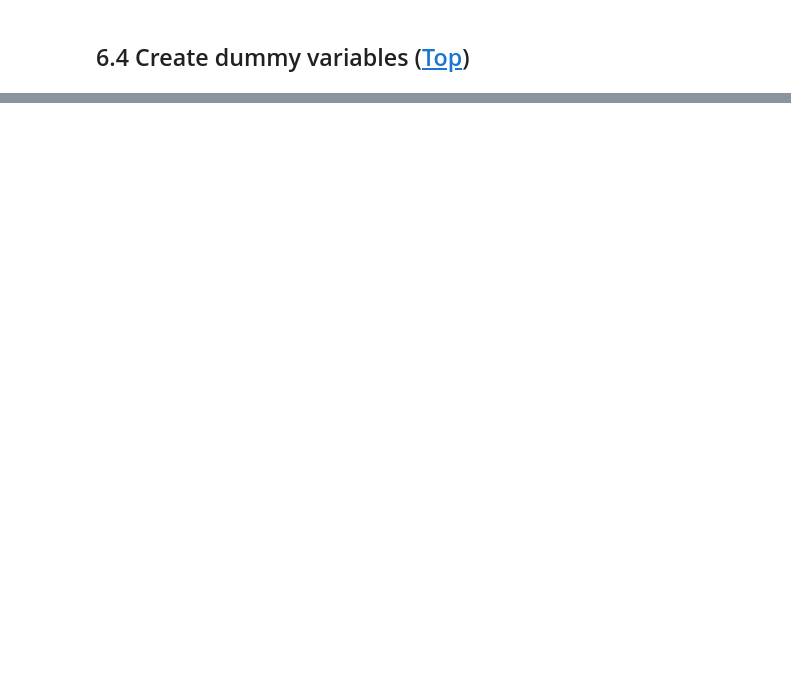
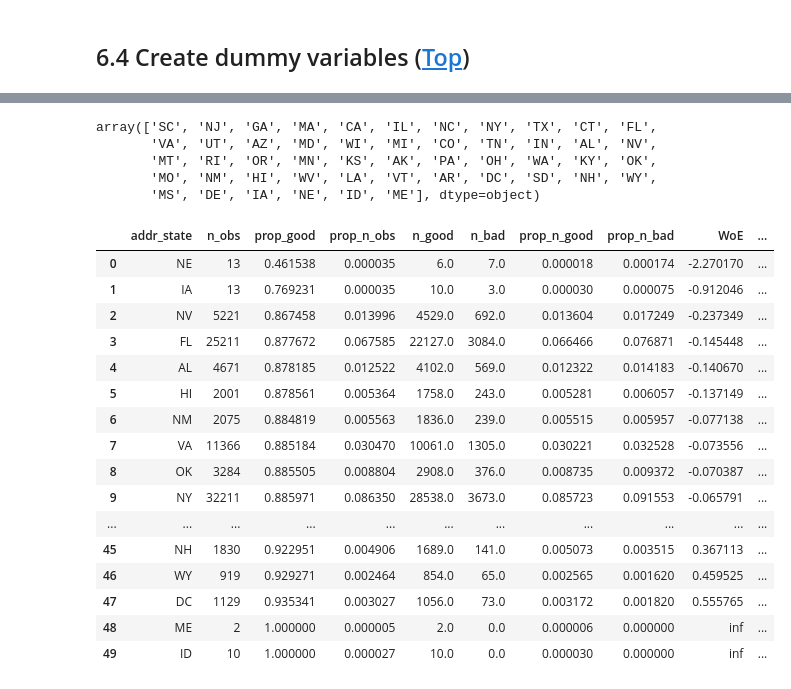
Before and after one commit to ai-portfolio/credit_risk_modeling, a Jupyter notebook: lib/notebooks/1.0_credit_risk_modeling_eda_ng.ipynb, the cells around one changed output, grey strips where cells are left out. Drawn from its saved outputs; the diff is of its cells as text; code cells hidden in the pictures; blank space fills up the shorter version.

```diff
--- a/lib/notebooks/1.0_credit_risk_modeling_eda_ng.ipynb
+++ b/lib/notebooks/1.0_credit_risk_modeling_eda_ng.ipynb
@@ -857,0 +893,9 @@ df_inputs_preproc['home ownership: RENT_OTHER_NONE_ANY'] = sum([df_inputs_prepro
+# %%
+# Identify unique values for address state variable
+df_inputs_preproc['addr_state'].unique()
+# %% [output]
+array(['SC', 'NJ', 'GA', 'MA', 'CA', 'IL', 'NC', 'NY', 'TX', 'CT', 'FL',
+       'VA', 'UT', 'AZ', 'MD', 'WI', 'MI', 'CO', 'TN', 'IN', 'AL', 'NV',
+       'MT', 'RI', 'OR', 'MN', 'KS', 'AK', 'PA', 'OH', 'WA', 'KY', 'OK',
+       'MO', 'NM', 'HI', 'WV', 'LA', 'VT', 'AR', 'DC', 'SD', 'NH', 'WY',
+       'MS', 'DE', 'IA', 'NE', 'ID', 'ME'], dtype=object)
@@ -857,0 +905,20 @@ df_inputs_preproc['home ownership: RENT_OTHER_NONE_ANY'] = sum([df_inputs_prepro
+# %%
+df_temp
+# %% [output]
+|  | addr_state | n_obs | prop_good | prop_n_obs | n_good | n_bad | prop_n_good | prop_n_bad | WoE | ... |
+| 0 | NE | 13 | 0.461538 | 0.000035 | 6.0 | 7.0 | 0.000018 | 0.000174 | -2.270170 | ... |
+| 1 | IA | 13 | 0.769231 | 0.000035 | 10.0 | 3.0 | 0.000030 | 0.000075 | -0.912046 | ... |
+| 2 | NV | 5221 | 0.867458 | 0.013996 | 4529.0 | 692.0 | 0.013604 | 0.017249 | -0.237349 | ... |
+| 3 | FL | 25211 | 0.877672 | 0.067585 | 22127.0 | 3084.0 | 0.066466 | 0.076871 | -0.145448 | ... |
+| 4 | AL | 4671 | 0.878185 | 0.012522 | 4102.0 | 569.0 | 0.012322 | 0.014183 | -0.140670 | ... |
+| 5 | HI | 2001 | 0.878561 | 0.005364 | 1758.0 | 243.0 | 0.005281 | 0.006057 | -0.137149 | ... |
+| 6 | NM | 2075 | 0.884819 | 0.005563 | 1836.0 | 239.0 | 0.005515 | 0.005957 | -0.077138 | ... |
+| 7 | VA | 11366 | 0.885184 | 0.030470 | 10061.0 | 1305.0 | 0.030221 | 0.032528 | -0.073556 | ... |
+| 8 | OK | 3284 | 0.885505 | 0.008804 | 2908.0 | 376.0 | 0.008735 | 0.009372 | -0.070387 | ... |
+| 9 | NY | 32211 | 0.885971 | 0.086350 | 28538.0 | 3673.0 | 0.085723 | 0.091553 | -0.065791 | ... |
+| ... | ... | ... | ... | ... | ... | ... | ... | ... | ... | ... |
+| 45 | NH | 1830 | 0.922951 | 0.004906 | 1689.0 | 141.0 | 0.005073 | 0.003515 | 0.367113 | ... |
+| 46 | WY | 919 | 0.929271 | 0.002464 | 854.0 | 65.0 | 0.002565 | 0.001620 | 0.459525 | ... |
+| 47 | DC | 1129 | 0.935341 | 0.003027 | 1056.0 | 73.0 | 0.003172 | 0.001820 | 0.555765 | ... |
+| 48 | ME | 2 | 1.000000 | 0.000005 | 2.0 | 0.0 | 0.000006 | 0.000000 | inf | ... |
+| 49 | ID | 10 | 1.000000 | 0.000027 | 10.0 | 0.0 | 0.000030 | 0.000000 | inf | ... |
```
Also changed, not shown: parts of 20 cells of this notebook.
